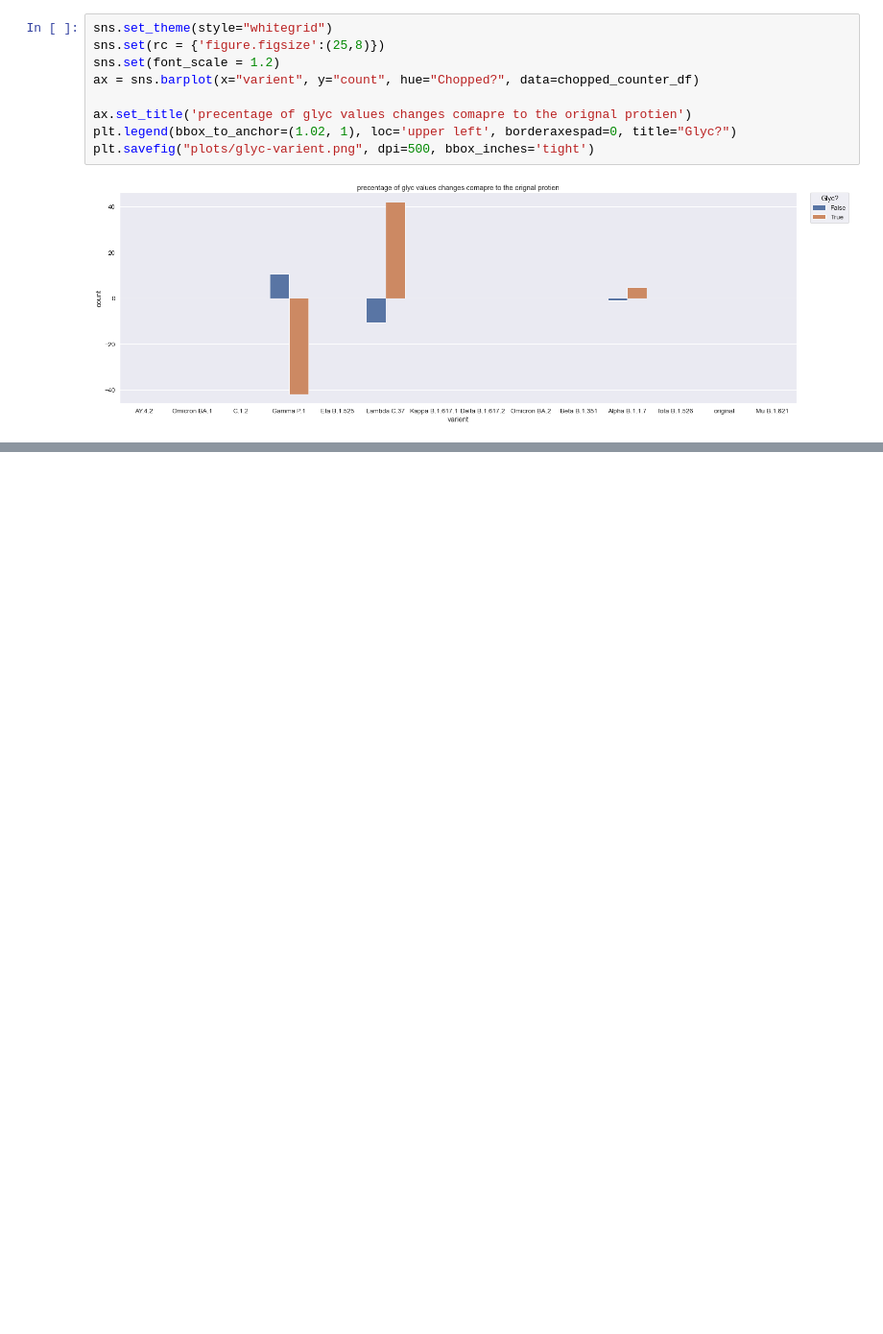
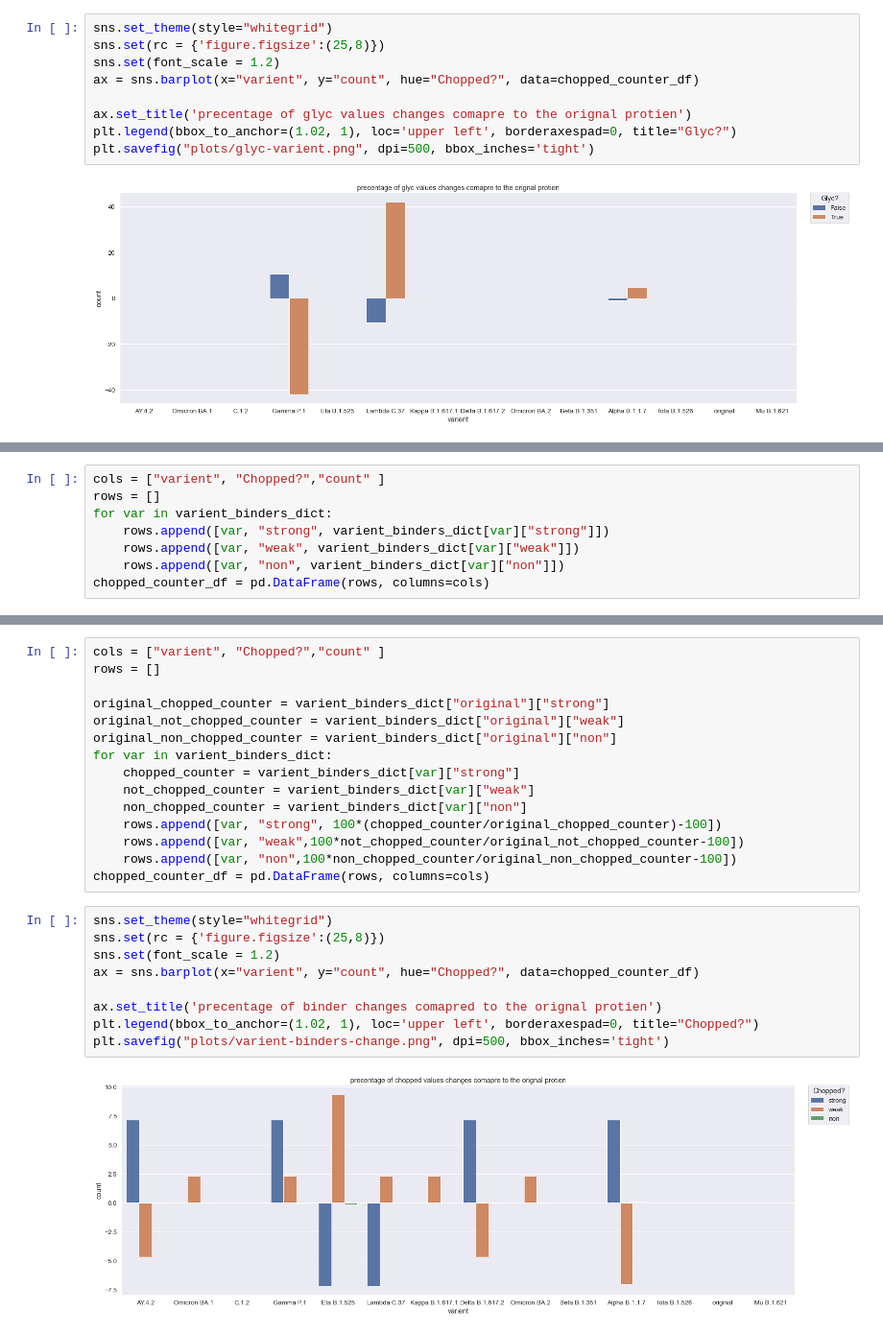
Before and after one commit to itaybroder/mutation_pipline, a Jupyter notebook: analysis/main.ipynb, the cells around one changed output, grey strips where cells are left out. Shown: that part at 96% size. Drawn from its saved outputs; the diff is of its cells as text; blank space fills up the shorter version.

```diff
--- a/analysis/main.ipynb
+++ b/analysis/main.ipynb
@@ -125,0 +205,8 @@ plt.savefig("plots/glyc-varient.png", dpi=500, bbox_inches='tight')
+# %%
+cols = ["varient", "Chopped?","count" ]
+rows = []
+for var in varient_binders_dict:
+    rows.append([var, "strong", varient_binders_dict[var]["strong"]])
+    rows.append([var, "weak", varient_binders_dict[var]["weak"]])
+    rows.append([var, "non", varient_binders_dict[var]["non"]])
+chopped_counter_df = pd.DataFrame(rows, columns=cols)
@@ -125,0 +215,26 @@ plt.savefig("plots/glyc-varient.png", dpi=500, bbox_inches='tight')
+# %%
+cols = ["varient", "Chopped?","count" ]
+rows = []
+
+original_chopped_counter = varient_binders_dict["original"]["strong"]
+original_not_chopped_counter = varient_binders_dict["original"]["weak"]
+original_non_chopped_counter = varient_binders_dict["original"]["non"]
+for var in varient_binders_dict:
+    chopped_counter = varient_binders_dict[var]["strong"]
+    not_chopped_counter = varient_binders_dict[var]["weak"]
+    non_chopped_counter = varient_binders_dict[var]["non"]
+    rows.append([var, "strong", 100*(chopped_counter/original_chopped_counter)-100])
+    rows.append([var, "weak",100*not_chopped_counter/original_not_chopped_counter-100])
+    rows.append([var, "non",100*non_chopped_counter/original_non_chopped_counter-100])
+chopped_counter_df = pd.DataFrame(rows, columns=cols)
+# %%
+sns.set_theme(style="whitegrid")
+sns.set(rc = {'figure.figsize':(25,8)})
+sns.set(font_scale = 1.2)
+ax = sns.barplot(x="varient", y="count", hue="Chopped?", data=chopped_counter_df)
+
+ax.set_title('precentage of binder changes comapred to the orignal protien')
+plt.legend(bbox_to_anchor=(1.02, 1), loc='upper left', borderaxespad=0, title="Chopped?")
+plt.savefig("plots/varient-binders-change.png", dpi=500, bbox_inches='tight')
+# %% [output]
+[figure, added]
```
Also changed, not shown: parts of 9 cells of this notebook, 3 other files.
